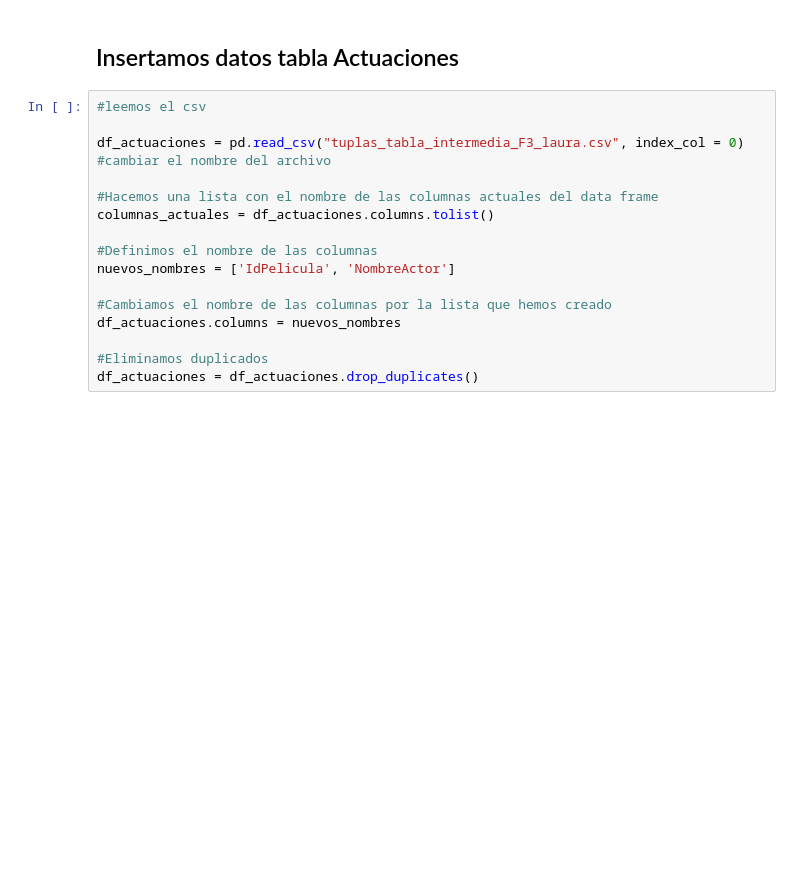
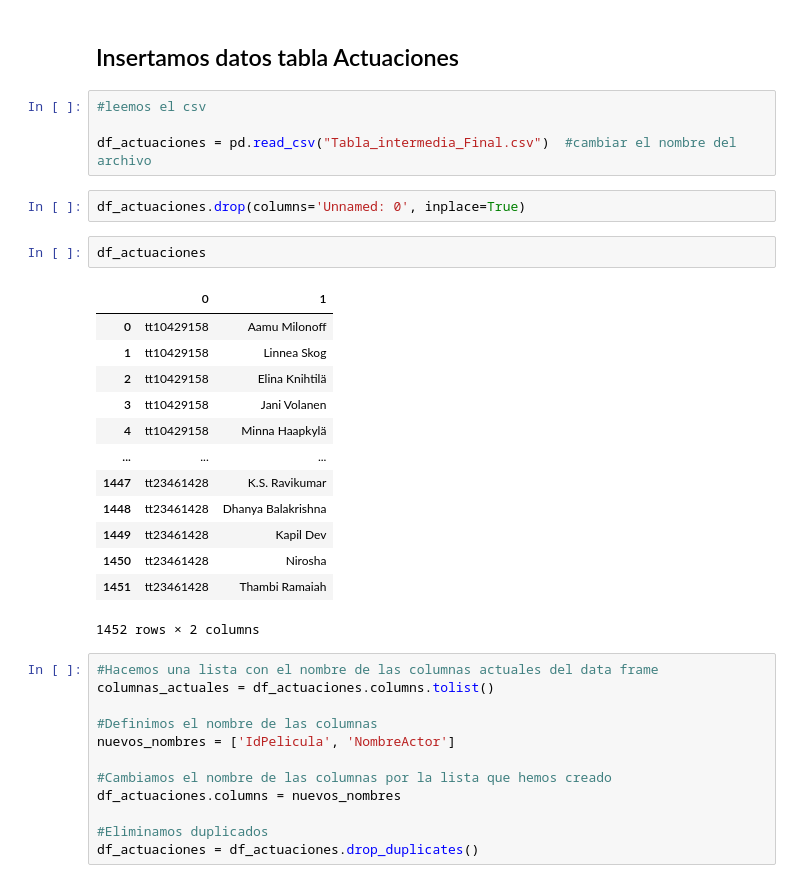
Before and after one commit to laural87/proyecto-da-promo-i-modulo-2-team-1, a Jupyter notebook: Insercion_SQL_fase6.ipynb, the cells around one changed output. Cells and saved outputs as stored; diff of their text form; blank space fills up the shorter version.

```diff
--- a/Insercion_SQL_fase6.ipynb
+++ b/Insercion_SQL_fase6.ipynb
@@ -272,11 +318,29 @@ Message Duplicate entry 'Tom Holland' for key 'actores.PRIMARY'
 Se han insertado los datos correctamente
 # %% [markdown]
 ## Insertamos datos tabla Actuaciones
+# %%
+#leemos el csv
+
+df_actuaciones = pd.read_csv("Tabla_intermedia_Final.csv")  #cambiar el nombre del archivo
+# %%
+df_actuaciones.drop(columns='Unnamed: 0', inplace=True)
+# %%
+df_actuaciones
+# %% [output]
+|  | 0 | 1 |
+| 0 | tt10429158 | Aamu Milonoff |
+| 1 | tt10429158 | Linnea Skog |
+| 2 | tt10429158 | Elina Knihtilä |
+| 3 | tt10429158 | Jani Volanen |
+| 4 | tt10429158 | Minna Haapkylä |
+| ... | ... | ... |
+| 1447 | tt23461428 | K.S. Ravikumar |
+| 1448 | tt23461428 | Dhanya Balakrishna |
+| 1449 | tt23461428 | Kapil Dev |
+| 1450 | tt23461428 | Nirosha |
+| 1451 | tt23461428 | Thambi Ramaiah |
+1452 rows × 2 columns
 # %%
-#leemos el csv
-
-df_actuaciones = pd.read_csv("tuplas_tabla_intermedia_F3_laura.csv", index_col = 0)  #cambiar el nombre del archivo
-
 #Hacemos una lista con el nombre de las columnas actuales del data frame
 columnas_actuales = df_actuaciones.columns.tolist()
 
```
Also changed, not shown: parts of 11 cells of this notebook, 19 other files.
